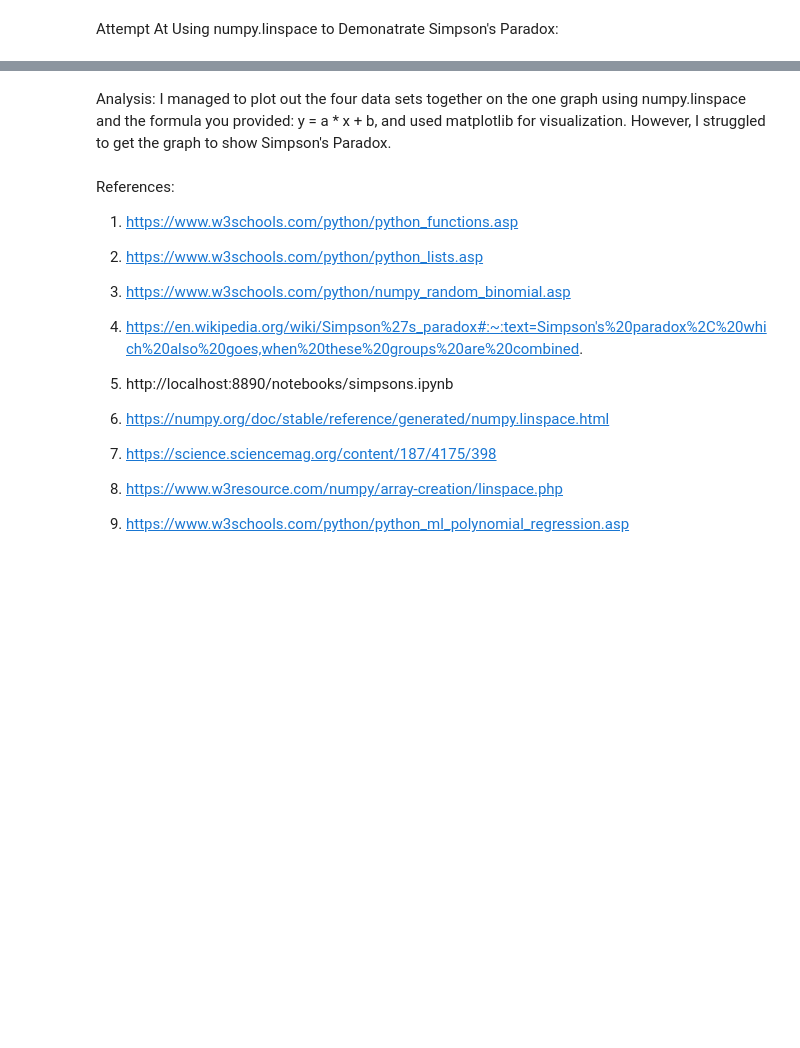
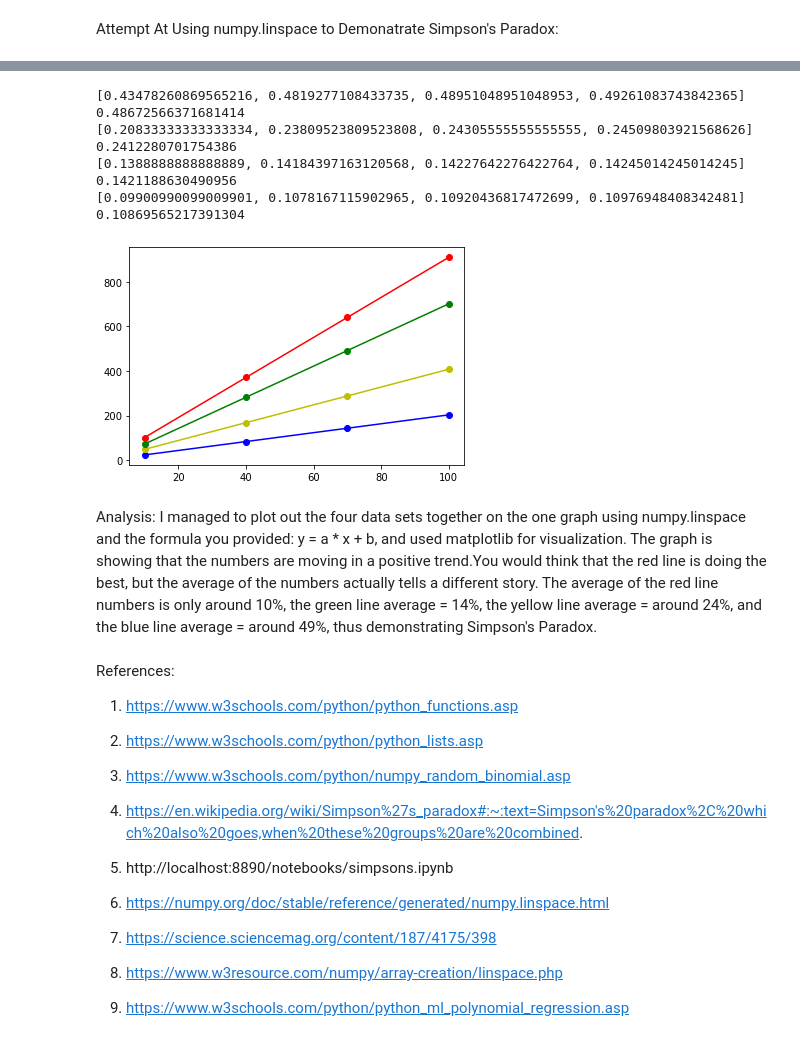
Before and after one commit to KeelyC0d3s/FundieDataAnalysisHW, a Jupyter notebook: FundieDataAnalysisHW.ipynb, the cells around one changed output, grey strips where cells are left out. Drawn from its saved outputs; the diff is of its cells as text; code cells hidden in the pictures; blank space fills up the shorter version.

```diff
--- a/FundieDataAnalysisHW.ipynb
+++ b/FundieDataAnalysisHW.ipynb
@@ -331,5 +279,60 @@ plt.show()
+# %%
+import matplotlib.pyplot as plt #for visualisation
+import numpy as np #for numpy.linspace function
+
+x = np.linspace(10,100,4)
+
+x1 = x
+y1 = 2 * x1 + 3
+plt.plot(x, y1, color='b', marker='o') #data set 1 #blue line on graph
+percentage_per_element_1 = [ x / y for x, y in zip(x1, y1) ] #percentage per element
+print(percentage_per_element_1)
+
+overall_average_1 = sum(x1) / sum(y1) #overall average
+print(overall_average_1)
+
+x2 = x
+y2 = 4 * x2 + 8
+plt.plot(x, y2, color='y', marker='o') #data set 2 #yellow line on graph
+percentage_per_element_2 = [ x / y for x, y in zip(x2, y2) ] #percentage per element
+print(percentage_per_element_2)
+
+overall_average_2 = sum(x2) / sum(y2) #overall average
+print(overall_average_2)
+
+x3 = x
+y3 = 7 * x3 + 2
+plt.plot(x, y3, color='g', marker='o') #data set 3 #green line on graph
+percentage_per_element_3 = [ x / y for x, y in zip(x3, y3) ] #percentage per element
+print(percentage_per_element_3)
+
+overall_average_3 = sum(x3) / sum(y3) #overall average
+print(overall_average_3)
+
+x4 = x
+y4 = 9 * x4 + 11
+plt.plot(x, y4, color='r', marker='o') #data set 4 #red line on graph
+percentage_per_element_4 = [ x / y for x, y in zip(x4, y4) ] #percentage per element
+print(percentage_per_element_4)
+
+overall_average_4 = sum(x4) / sum(y4) #overall average
+print(overall_average_4)
+
+
+
+plt.show()
+# %% [output]
+[0.43478260869565216, 0.4819277108433735, 0.48951048951048953, 0.49261083743842365]
+0.48672566371681414
+[0.20833333333333334, 0.23809523809523808, 0.24305555555555555, 0.24509803921568626]
+0.2412280701754386
+[0.1388888888888889, 0.14184397163120568, 0.14227642276422764, 0.14245014245014245]
+0.1421188630490956
+[0.09900990099009901, 0.1078167115902965, 0.10920436817472699, 0.10976948408342481]
+0.10869565217391304
+[figure, added]
 # %% [markdown]
-Analysis: I managed to plot out the four data sets together on the one graph using numpy.linspace and the formula you provided: y = a * x + b, and used matplotlib for visualization. However, I struggled to get the graph to show Simpson's Paradox.
+Analysis: I managed to plot out the four data sets together on the one graph using numpy.linspace and the formula you provided: y = a * x + b, and used matplotlib for visualization. The graph is showing that the numbers are moving in a positive trend.You would think that the red line is doing the best, but the average of the numbers actually tells a different story. The average of the red line numbers is only around 10%, the green line average = 14%, the yellow line average = around 24%, and the blue line average = around 49%, thus demonstrating Simpson's Paradox.
 # %% [markdown]
 References:
 
```
Also changed, not shown: parts of 1 cell of this notebook.
